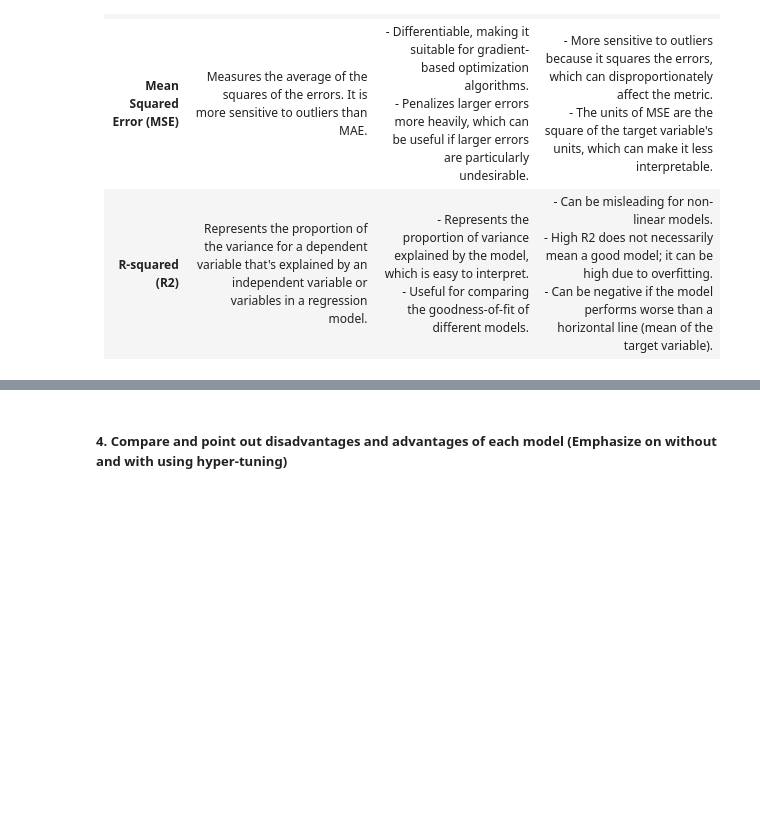
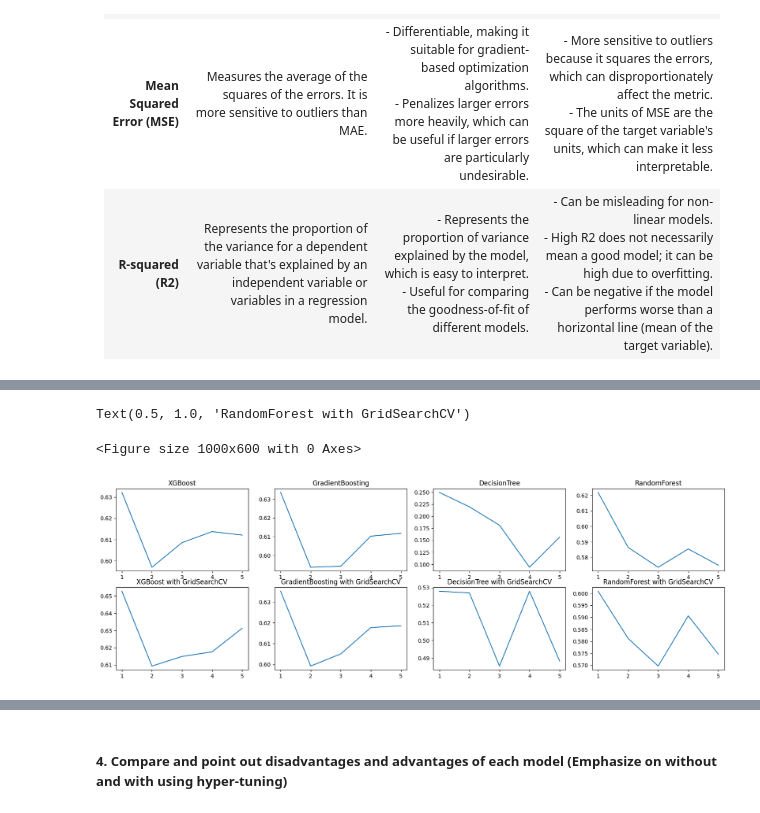
Before and after one commit to truongthuankiet1990gmailcom/Intro2DS---HCMUS---2024, a Jupyter notebook: Data_Modelling/Modelling.ipynb, the cells around one changed output, grey strips where cells are left out. Cells and saved outputs as stored; diff of their text form; code cells hidden in the pictures; blank space fills up the shorter version.

```diff
--- a/Data_Modelling/Modelling.ipynb
+++ b/Data_Modelling/Modelling.ipynb
@@ -792,0 +1035,26 @@ result_df.to_csv('result.csv', index=False)
+# %%
+# Plot the cv scores of each cv for each model
+plt.figure(figsize=(10, 6))
+fig, axes = plt.subplots(2, 4, figsize=(20, 6))
+# Using lineplot to show the R2 of each model at each cv
+sns.lineplot(x=range(1, 6), y=scores_xgb, ax=axes[0, 0])
+sns.lineplot(x=range(1, 6), y=scores_gbg, ax=axes[0, 1])
+sns.lineplot(x=range(1, 6), y=scores_dt, ax=axes[0, 2])
+sns.lineplot(x=range(1, 6), y=scores_rf, ax=axes[0, 3])
+sns.lineplot(x=range(1, 6), y=scores_xgb_cv, ax=axes[1, 0])
+sns.lineplot(x=range(1, 6), y=scores_gbg_cv, ax=axes[1, 1])
+sns.lineplot(x=range(1, 6), y=scores_dt_cv, ax=axes[1, 2])
+sns.lineplot(x=range(1, 6), y=scores_rf_cv, ax=axes[1, 3])
+
+axes[0, 0].set_title('XGBoost')
+axes[0, 1].set_title('GradientBoosting')
+axes[0, 2].set_title('DecisionTree')
+axes[0, 3].set_title('RandomForest')
+axes[1, 0].set_title('XGBoost with GridSearchCV')
+axes[1, 1].set_title('GradientBoosting with GridSearchCV')
+axes[1, 2].set_title('DecisionTree with GridSearchCV')
+axes[1, 3].set_title('RandomForest with GridSearchCV')
+# %% [output]
+Text(0.5, 1.0, 'RandomForest with GridSearchCV')
+<Figure size 1000x600 with 0 Axes>
+[figure, added]
```
Also changed, not shown: parts of 53 cells of this notebook, 2 other files.
